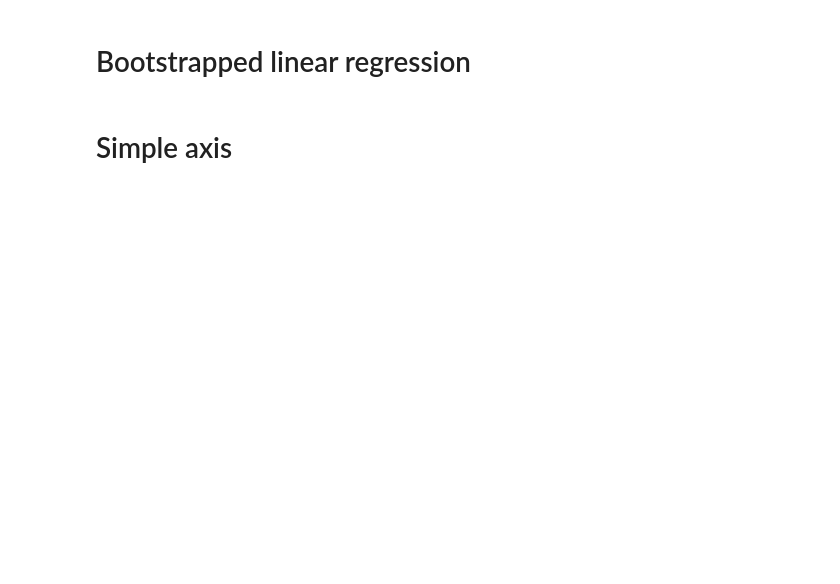
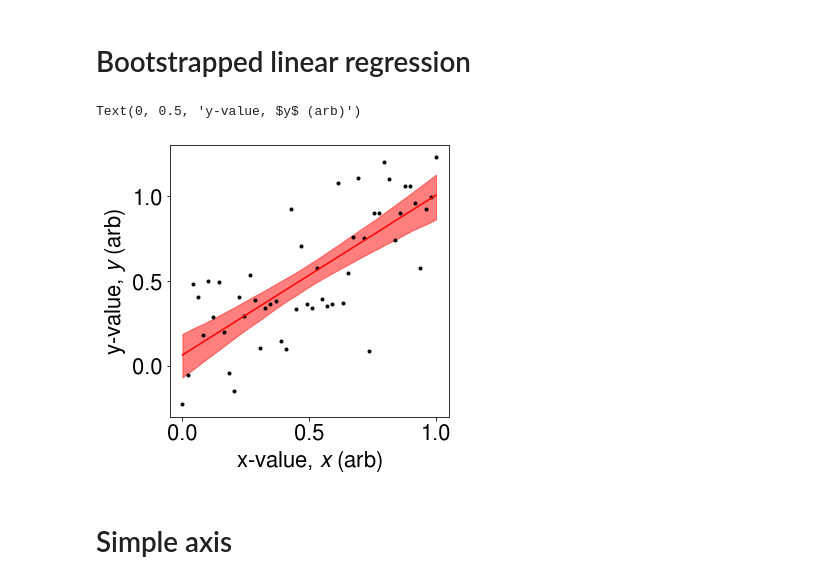
Before and after one commit to jaryaman/systyle, a Jupyter notebook: demos/1-systyle-demos.ipynb, the cells around one changed output. Saved outputs shown, nothing was run; the diff lists cells and outputs as text; code cells hidden in the pictures; blank space fills up the shorter version.

```diff
--- a/demos/1-systyle-demos.ipynb
+++ b/demos/1-systyle-demos.ipynb
@@ -25,10 +26,12 @@ y = np.linspace(0,1) + np.random.normal(0, 0.25, size=50)
 # %%
 fig, ax = sty.plot()
 ax.plot(x, y, '.k')
 plot_bootstrapped_lr(x,y, ax_handle=ax)
 ax.set_xlabel('x-value, $x$ (arb)')
 ax.set_ylabel('y-value, $y$ (arb)')
-sty.remove_tex_axis(ax, xtick_fmt='%.1f', ytick_fmt='%.1f')
+# %% [output]
+Text(0, 0.5, 'y-value, $y$ (arb)')
+[figure, added]
 # %% [markdown]
 # Simple axis
 # %%
```
Also changed, not shown: parts of 10 cells of this notebook, 7 other files.
